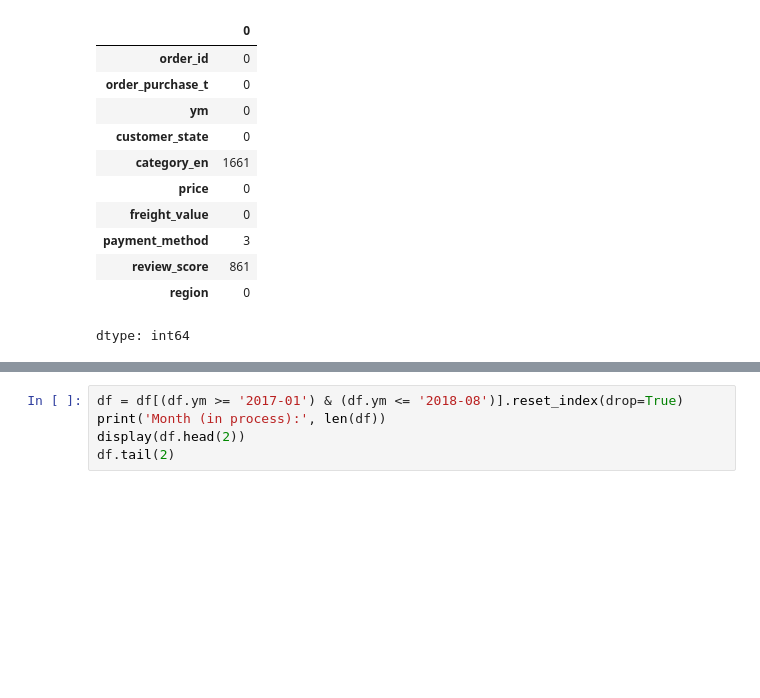
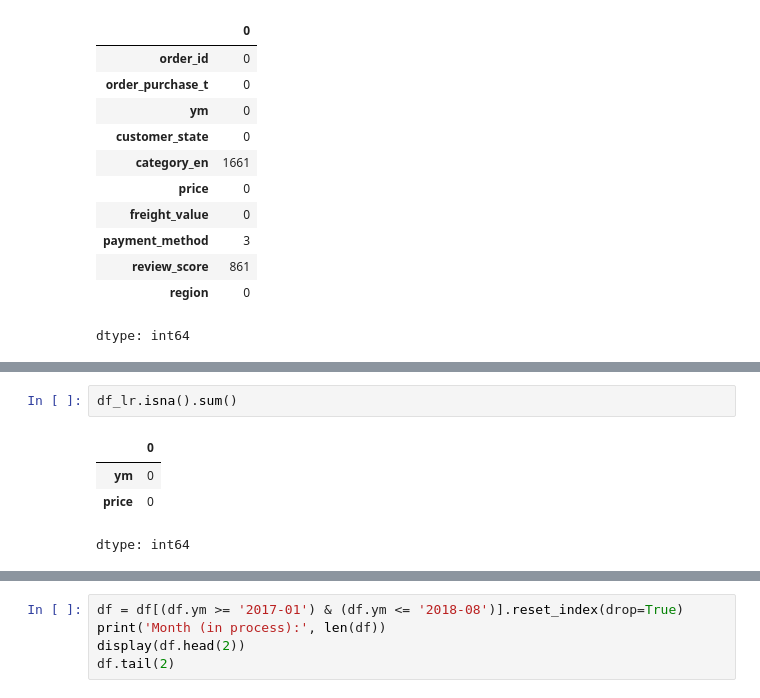
Before and after one commit to Yuliia-Safonova/olist-analytics, a Jupyter notebook: notebook/olist_predict2.ipynb, the cells around one changed output, grey strips where cells are left out. Saved outputs shown, nothing was run; the diff lists cells and outputs as text; blank space fills up the shorter version.

```diff
--- a/notebook/olist_predict2.ipynb
+++ b/notebook/olist_predict2.ipynb
@@ -72,0 +86,7 @@ Month (all): 115723
+# %%
+df_lr.isna().sum()
+# %% [output]
+|  | 0 |
+| ym | 0 |
+| price | 0 |
+dtype: int64
```
Also changed, not shown: parts of 5 cells of this notebook.
